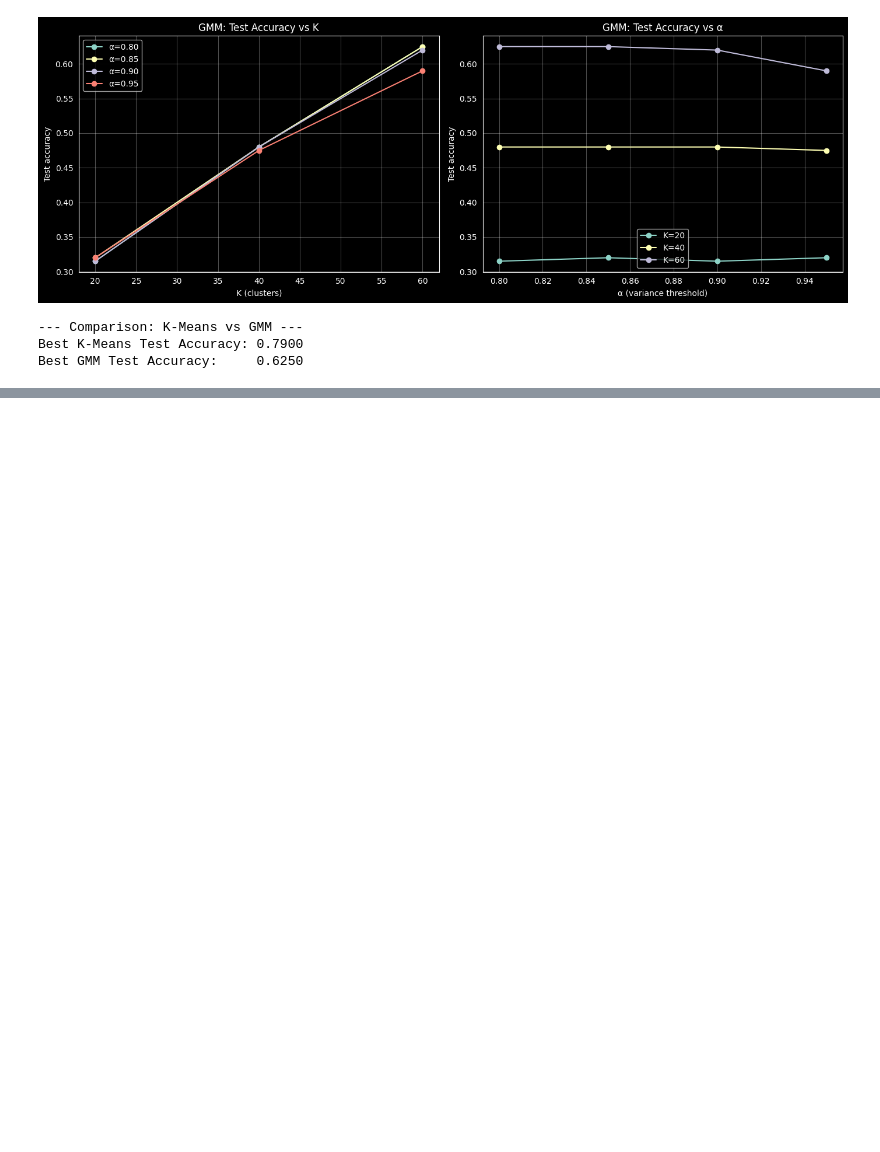
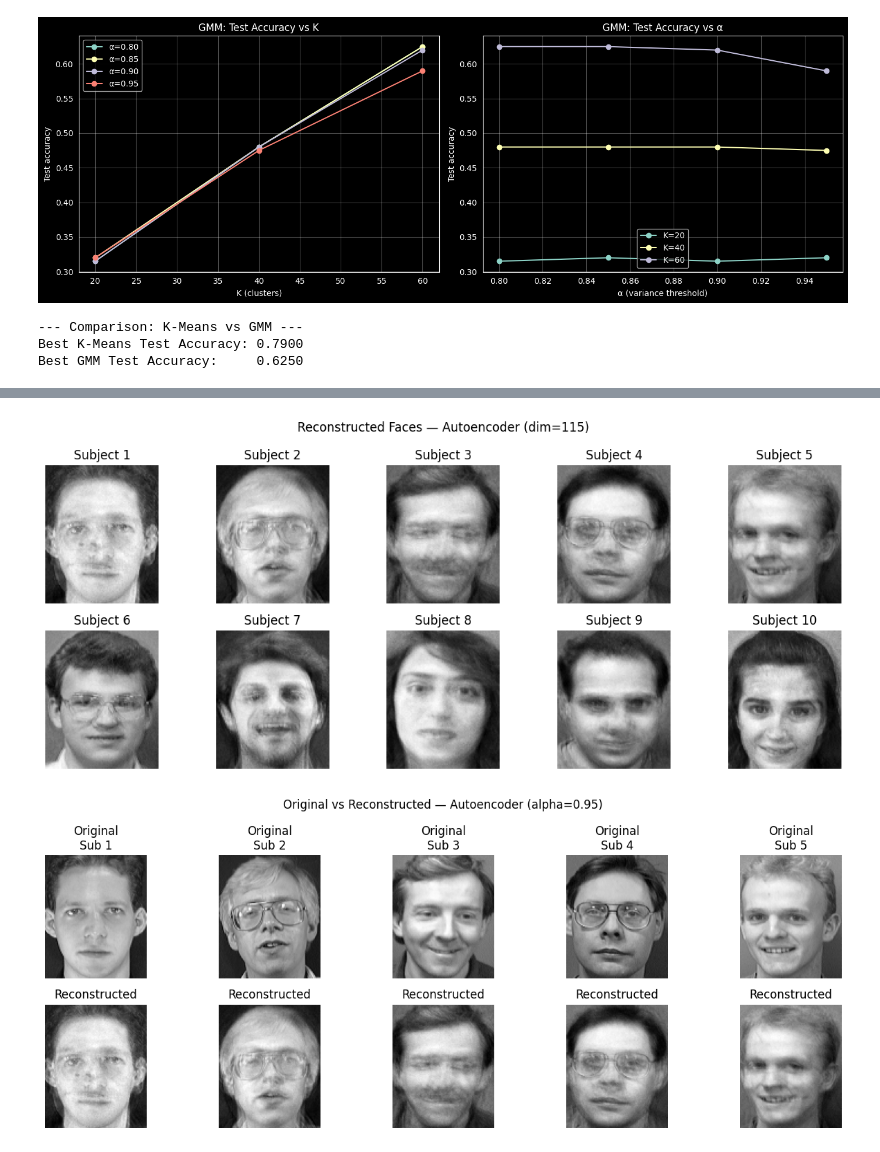
Before and after one commit to Ali-El-Deen575/Face_Recongition, a Jupyter notebook: classification.ipynb, the cells around one changed output, grey strips where cells are left out. Drawn from its saved outputs; the diff is of its cells as text; code cells hidden in the pictures; blank space fills up the shorter version.

Commit message:
autoencoder

```diff
--- a/classification.ipynb
+++ b/classification.ipynb
@@ -362,0 +393,12 @@ Best GMM Test Accuracy:     0.6250
+# %%
+ae_models  = {}
+ae_encoded = {}  # {alpha: (X_train_ae, X_test_ae)}
+
+for alpha in alphas:
+    dim = alpha_to_dim[alpha]
+    print(f'\n=== Training AE: encoding_dim={dim} (alpha={alpha:.2f}) ===')
+    ae = Autoencoder(input_dim=10304, encoding_dim=dim, learning_rate=0.001, epochs=50, batch_size=16)
+    ae.fit(X_train)
+    ae_models[alpha] = ae
+    ae_encoded[alpha] = (ae.encode(X_train), ae.encode(X_test))
+    print(f'  Train encoded shape: {ae_encoded[alpha][0].shape}')
@@ -362,0 +423,45 @@ Best GMM Test Accuracy:     0.6250
+# %%
+ae95 = ae_models[0.95]
+X_train_ae95, _ = ae_encoded[0.95]
+X_recon = ae95.decode(X_train_ae95)
+
+# Normalize X_train to [0,1] for display to match reconstructed range
+X_train_display = (X_train - X_train.min()) / (X_train.max() - X_train.min())
+
+# Pick one sample per subject
+n_show = 10
+seen = set()
+sample_indices = []
+for idx, label in enumerate(y_train):
+    if label not in seen:
+        seen.add(label)
+        sample_indices.append(idx)
+    if len(sample_indices) == n_show:
+        break
+
+# Grid of reconstructions — 10 different subjects
+fig, axes = plt.subplots(2, 5, figsize=(12, 5))
+for ax, idx in zip(axes.flat, sample_indices):
+    ax.imshow(X_recon[idx].reshape(112, 92), cmap='gray')
+    ax.set_title(f'Subject {y_train[idx]}')
+    ax.axis('off')
+plt.suptitle(f'Reconstructed Faces — Autoencoder (dim={alpha_to_dim[0.95]})')
+plt.tight_layout()
+plt.show()
+
+# Side-by-side: Original vs Reconstructed — 5 different subjects
+n_side = 5
+fig, axes = plt.subplots(2, n_side, figsize=(13, 5))
+for col, idx in enumerate(sample_indices[:n_side]):
+    axes[0, col].imshow(X_train_display[idx].reshape(112, 92), cmap='gray')
+    axes[0, col].set_title(f'Original\nSub {y_train[idx]}')
+    axes[0, col].axis('off')
+    axes[1, col].imshow(X_recon[idx].reshape(112, 92), cmap='gray')
+    axes[1, col].set_title('Reconstructed')
+    axes[1, col].axis('off')
+plt.suptitle('Original vs Reconstructed — Autoencoder (alpha=0.95)')
+plt.tight_layout()
+plt.show()
+# %% [output]
+[figure, added]
+[figure, added]
```
Also changed, not shown: parts of 9 cells of this notebook, 1 other file.
